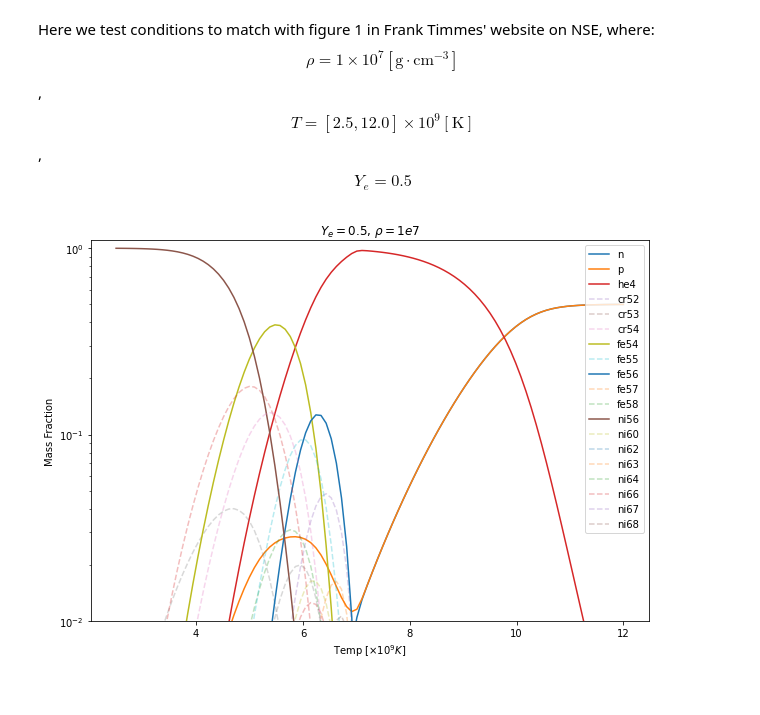
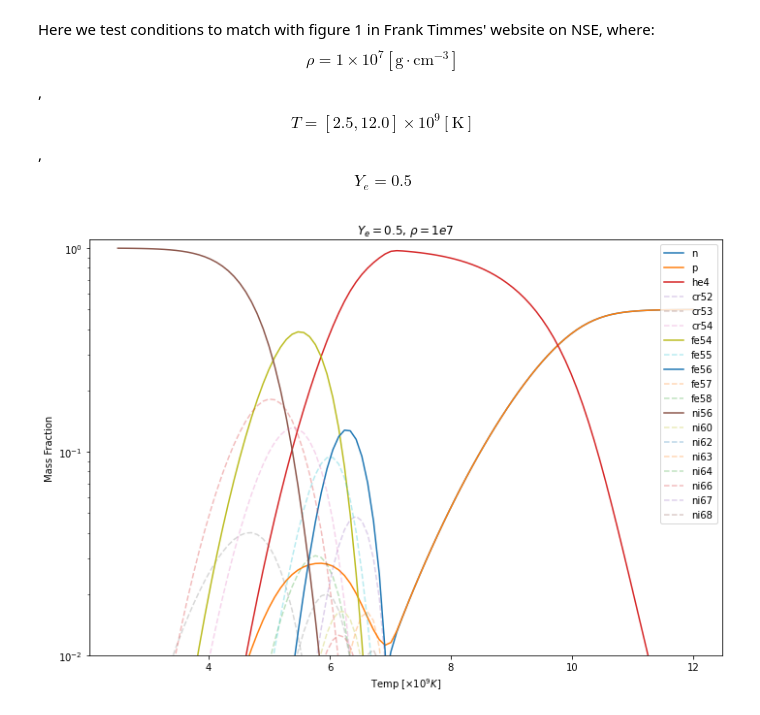
Before and after one commit to pynucastro/paper_notebooks, a Jupyter notebook: nse.ipynb, the cells around one changed output. Drawn from its saved outputs; the diff is of its cells as text; code cells hidden in the pictures.

Commit message:
add tight layout

```diff
--- a/nse.ipynb
+++ b/nse.ipynb
@@ -172,32 +174,33 @@ for i, temp in enumerate(temps):
 # %%
 X_s = np.array(X_s)
 nuc_names = rc.get_nuclei()
 
 paper_nucs = ["p", "n", "he4", "ni56", "fe54", "fe56"]
 paper_nucs = list(map(pyna.Nucleus, paper_nucs))
 
 low_limit = 1e-2
 fig = plt.figure(figsize=(10,7))
 ax = fig.add_subplot(111)
 
 for k in range(len(nuc_names)):
     if nuc_names[k] in paper_nucs:
         line1, = ax.plot(temps, X_s[:,k])
         if (max(X_s[:,k]) > low_limit):
             line1.set_label(str(nuc_names[k]))
 
     else:
         line1, = ax.plot(temps, X_s[:,k], '--', alpha=0.3)
         if (max(X_s_2[:,k]) > low_limit):
             line1.set_label(str(nuc_names[k]))
 
 ax.legend(loc = "upper right")
 ax.set_xlabel(r'Temp $[\times 10^9 K]$')
 ax.set_ylabel('Mass Fraction')
 ax.set_yscale('log')
 ax.set_ylim([low_limit,1.1])
 ax.set_title(r"$Y_e = 0.5$, $\rho = 1e7$")
 
-plt.savefig("nse_fig4.pdf", format="pdf")
+fig.tight_layout()
+plt.savefig("nse_fig4.pdf", format="pdf",bbox_inches="tight")
 # %% [output]
-[figure, old version]
+[figure, new version]
```
Also changed, not shown: parts of 3 cells of this notebook.
